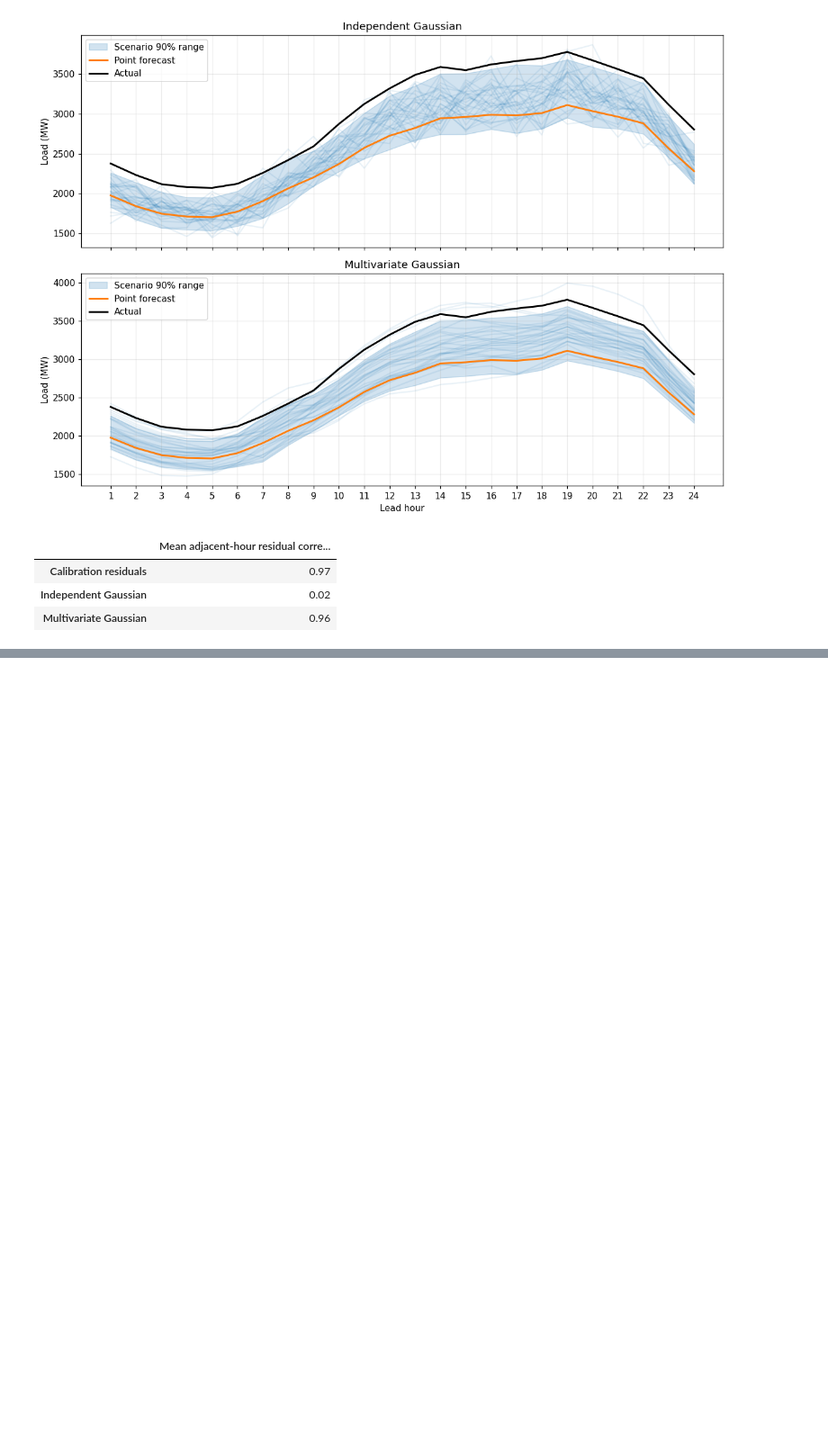
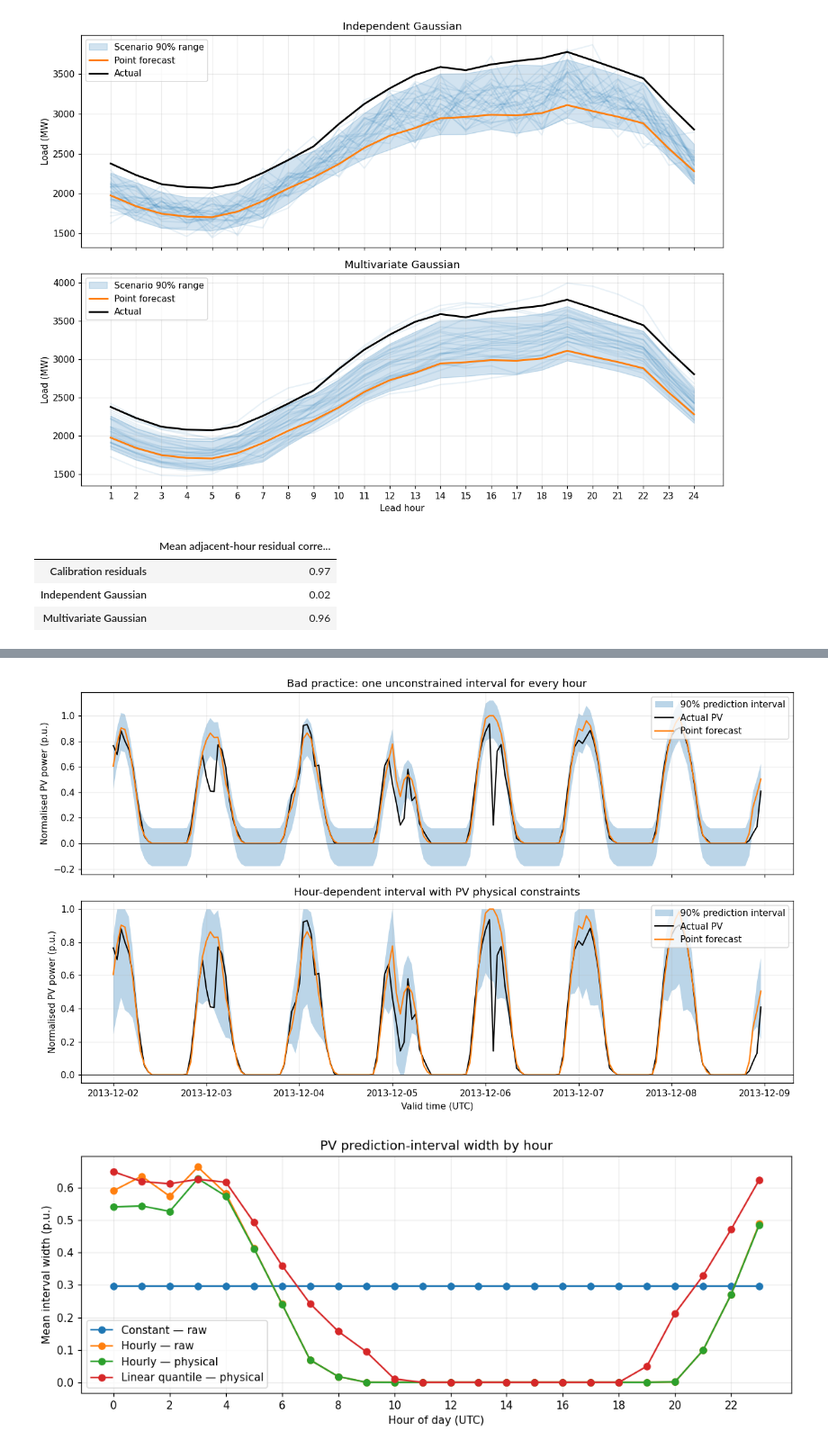
Before and after one commit to akylasstrat/BENV0169_26-27, a Jupyter notebook: tutorial_4_2_pv_probabilistic_forecasting_solution.ipynb, the cells around one changed output, grey strips where cells are left out. Shown at 90% size. Drawn from its saved outputs; the diff is of its cells as text; code cells hidden in the pictures; blank space fills up the shorter version.

```diff
--- a/tutorial_4_2_pv_probabilistic_forecasting_solution.ipynb
+++ b/tutorial_4_2_pv_probabilistic_forecasting_solution.ipynb
@@ -379,5 +387,7 @@ The models use the training period only. The calibration period remains reserved
 # %%
-QUANTILES = [0.05, 0.50, 0.95]
+QUANTILES = [
+    0.05, 0.10, 0.15, 0.25, 0.50, 0.75, 0.85, 0.90, 0.95
+]
 quantile_models = {}
 raw_quantile_predictions = pd.DataFrame(index=test.index)
 
@@ -391,11 +401,13 @@ for quantile in QUANTILES:
     raw_quantile_predictions[quantile] = model.predict(test[FEATURE_COLUMNS])
 
 crossing_mask = (
-    (raw_quantile_predictions[0.05] > raw_quantile_predictions[0.50])
-    | (raw_quantile_predictions[0.50] > raw_quantile_predictions[0.95])
+    raw_quantile_predictions.diff(axis=1).iloc[:, 1:].lt(0).any(axis=1)
 )
 print("Timestamps with crossing quantiles:", crossing_mask.sum())
 
+# Sorting each row gives non-decreasing reported quantiles. This simple repair
+# is transparent, although joint/non-crossing quantile models are preferable
+# in applications where the complete distribution is the main output.
 ordered_predictions = np.sort(raw_quantile_predictions.to_numpy(), axis=1)
 quantile_predictions = pd.DataFrame(
     ordered_predictions,
@@ -729,0 +1310,63 @@ The same three interval methods and two Gaussian scenario methods will later be
+# %%
+pv_interval_week = pv_test.loc["2013-12-02":"2013-12-08 23:00"].index
+
+fig, axes = plt.subplots(2, 1, figsize=(12, 7), sharex=True)
+interval_examples = [
+    (
+        "Bad practice: one unconstrained interval for every hour",
+        pv_constant_lower_raw,
+        pv_constant_upper_raw,
+    ),
+    (
+        "Hour-dependent interval with PV physical constraints",
+        pv_hourly_lower,
+        pv_hourly_upper,
+    ),
+]
+
+for ax, (title, lower, upper) in zip(axes, interval_examples):
+    ax.fill_between(
+        pv_interval_week,
+        lower.loc[pv_interval_week],
+        upper.loc[pv_interval_week],
+        alpha=0.3,
+        label="90% prediction interval",
+    )
+    ax.plot(
+        pv_interval_week,
+        pv_test.loc[pv_interval_week, "solar_power_pu"],
+        color="black",
+        linewidth=1.4,
+        label="Actual PV",
+    )
+    ax.plot(
+        pv_interval_week,
+        pv_test_point.loc[pv_interval_week],
+        color="tab:orange",
+        label="Point forecast",
+    )
+    ax.axhline(0, color="0.3", linewidth=0.8)
+    ax.set(ylabel="Normalised PV power (p.u.)", title=title)
+    ax.legend(loc="upper right")
+
+axes[1].set_xlabel("Valid time (UTC)")
+plt.tight_layout()
+plt.show()
+
+width_by_hour = pd.DataFrame({
+    "Constant — raw": pv_constant_upper_raw - pv_constant_lower_raw,
+    "Hourly — raw": pv_hourly_upper_raw - pv_hourly_lower_raw,
+    "Hourly — physical": pv_hourly_upper - pv_hourly_lower,
+    "Linear quantile — physical": pv_quantiles[0.95] - pv_quantiles[0.05],
+}).groupby(pv_test.index.hour).mean()
+
+width_by_hour.plot(figsize=(10, 4), marker="o")
+plt.xlabel("Hour of day (UTC)")
+plt.ylabel("Mean interval width (p.u.)")
+plt.title("PV prediction-interval width by hour")
+plt.xticks(range(0, 24, 2))
+plt.tight_layout()
+plt.show()
+# %% [output]
+[figure, added]
+[figure, added]
```
Also changed, not shown: parts of 29 cells of this notebook, 6 other files.
